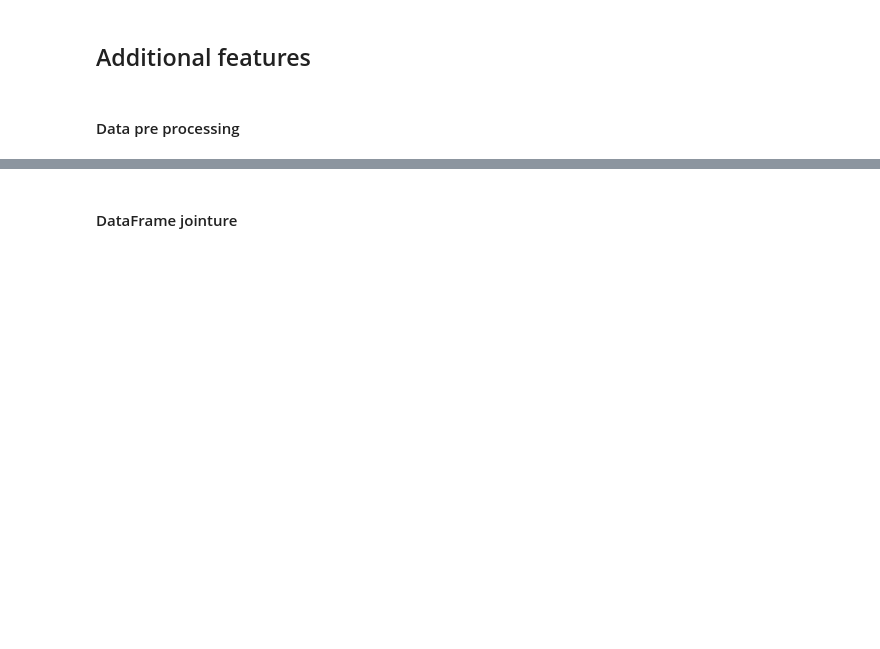
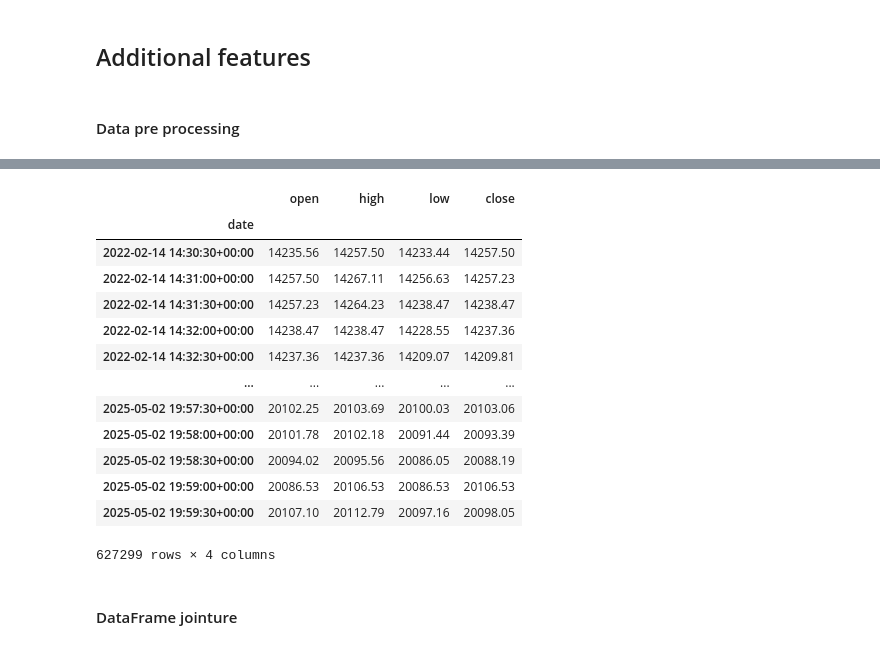
Before and after one commit to FinTechCpp/fast-backtest-app, a Jupyter notebook: Notebooks/IBKR_API.ipynb, the cells around one changed output, grey strips where cells are left out. Cells and saved outputs as stored; diff of their text form; code cells hidden in the pictures; blank space fills up the shorter version.

```diff
--- a/Notebooks/IBKR_API.ipynb
+++ b/Notebooks/IBKR_API.ipynb
@@ -231,0 +281,9 @@ df
+# %%
+resampled_df = '../marketData/NDX_10secs_20220214_to_20250502_TRADES.parquet'
+save_path = '../marketData/NDX_30secs_20220214_to_20250502_TRADES.parquet'
+resampled_df = pd.read_parquet(resampled_df)
+resampled_df = resample_ohlc(resampled_df, '30secs')
+resampled_df.to_parquet(save_path, index=True, compression=None)
+print(f"Fichier sauvegardé sous le nom : {resampled_df}")
+resampled_df
+# %% [output]
@@ -232,3 +305,17 @@ df
+|  | open | high | low | close |
+| date |  |  |  |  |
+| 2022-02-14 14:30:30+00:00 | 14235.56 | 14257.50 | 14233.44 | 14257.50 |
+| 2022-02-14 14:31:00+00:00 | 14257.50 | 14267.11 | 14256.63 | 14257.23 |
+| 2022-02-14 14:31:30+00:00 | 14257.23 | 14264.23 | 14238.47 | 14238.47 |
+| 2022-02-14 14:32:00+00:00 | 14238.47 | 14238.47 | 14228.55 | 14237.36 |
+| 2022-02-14 14:32:30+00:00 | 14237.36 | 14237.36 | 14209.07 | 14209.81 |
+| ... | ... | ... | ... | ... |
+| 2025-05-02 19:57:30+00:00 | 20102.25 | 20103.69 | 20100.03 | 20103.06 |
+| 2025-05-02 19:58:00+00:00 | 20101.78 | 20102.18 | 20091.44 | 20093.39 |
+| 2025-05-02 19:58:30+00:00 | 20094.02 | 20095.56 | 20086.05 | 20088.19 |
+| 2025-05-02 19:59:00+00:00 | 20086.53 | 20106.53 | 20086.53 | 20106.53 |
+| 2025-05-02 19:59:30+00:00 | 20107.10 | 20112.79 | 20097.16 | 20098.05 |
+627299 rows × 4 columns
 # %% [markdown]
 #### DataFrame jointure
 # %%
```
Also changed, not shown: parts of 11 cells of this notebook, 9 other files.
